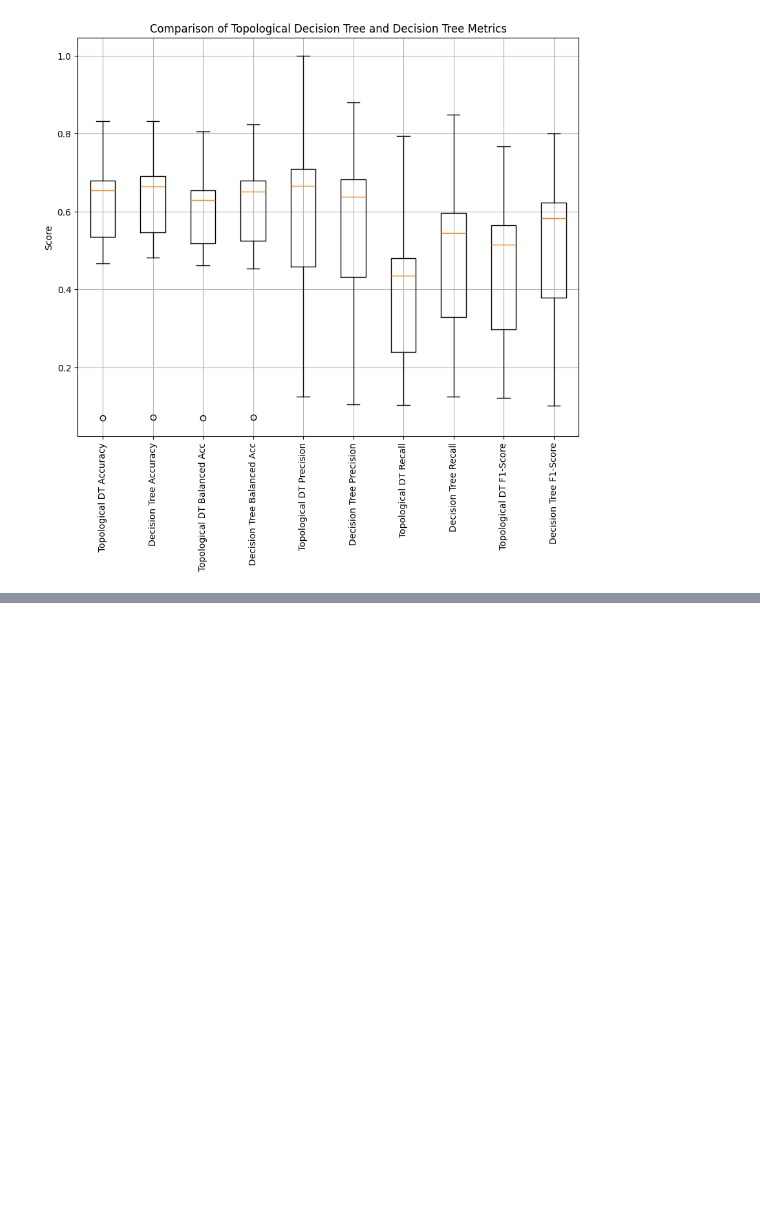
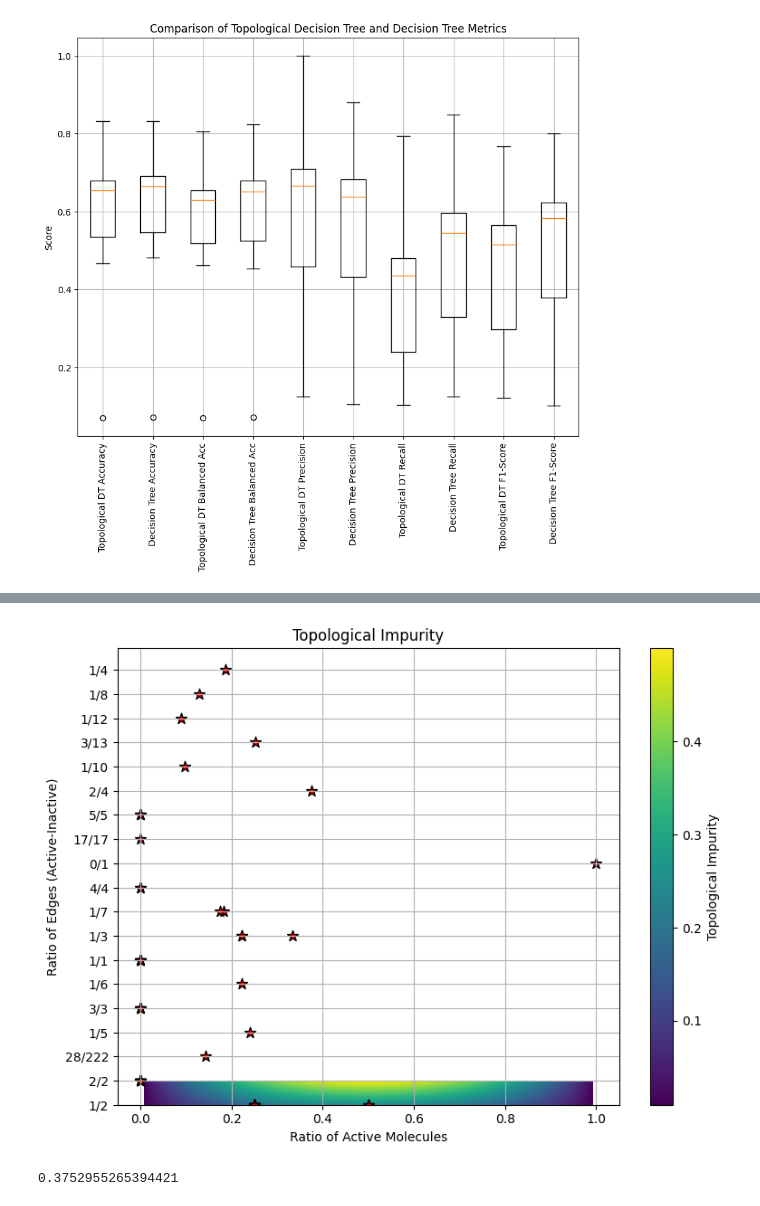
Before and after one commit to Manas02/topologicalimpurity, a Jupyter notebook: notebook/plot.ipynb, the cells around one changed output, grey strips where cells are left out. Saved outputs shown, nothing was run; the diff lists cells and outputs as text; code cells hidden in the pictures; blank space fills up the shorter version.

```diff
--- a/notebook/plot.ipynb
+++ b/notebook/plot.ipynb
@@ -147,0 +154,2 @@ plt.show()
+# %%
+clf = load("./clf.joblib")
@@ -147,0 +217,76 @@ plt.show()
+# %%
+import matplotlib.pyplot as plt
+import numpy as np
+from matplotlib.colors import Normalize
+
+# Define a function to calculate TGI_binary
+def TGI_binary(ratio_active, ratio_inactive, edge_ratio):
+    """
+    Calculates Topological Impurity (TGI) for binary classification.
+
+    Args:
+    ratio_active: Ratio of active molecules (0 to 1).
+    ratio_inactive: Ratio of inactive molecules (0 to 1).
+    edge_ratio: Ratio of edges between active and inactive molecules (0 to 1).
+
+    Returns:
+    TGI value.
+    """
+    return ratio_active * ratio_inactive * (1 + edge_ratio)
+
+# Generate dense data for smooth visualization
+num_points = 200
+ratio_active = np.linspace(0.01, 0.99, num_points)
+ratio_inactive = 1 - ratio_active
+edge_ratios = np.linspace(0, 1, num_points)
+
+# Calculate TGI for all combinations
+TGI_values = np.zeros((num_points, num_points))
+for i, edge_ratio in enumerate(edge_ratios):
+    for j, _ in enumerate(ratio_active):
+        TGI_values[i, j] = TGI_binary(ratio_active[j], ratio_inactive[j], edge_ratio)
+
+# Create the plot
+plt.figure(figsize=(8, 6))
+
+# Use pcolormesh for efficient color mapping of 2D data
+extent = (ratio_active.min(), ratio_active.max(), edge_ratios.min(), edge_ratios.max())
+plt.pcolormesh(ratio_active, edge_ratios, TGI_values, cmap='viridis', norm=Normalize(vmin=TGI_values.min(), vmax=TGI_values.max()))
+
+# Customize the plot
+plt.xlabel('Ratio of Active Molecules')
+plt.ylabel('Ratio of Edges (Active-Inactive)')
+plt.title('Topological Impurity')
+plt.grid(True)
+plt.colorbar(label='Topological Impurity')
+
+
+# Function to traverse the tree and collect P_active and topological_impurity
+def extract_leaf_data(tree, p_active_list=[], top_impurity_list=[]):
+    if 'leaf' in tree:
+        # Collect P_active and topological_impurity from the leaf node
+        p_active_list.append(tree['P_active'])
+        top_impurity_list.append(tree['topological_impurity'])
+    else:
+        # Recur on the left and right children
+        extract_leaf_data(tree['left'], p_active_list, top_impurity_list)
+        extract_leaf_data(tree['right'], p_active_list, top_impurity_list)
+
+
+# Extract P_active and topological_impurity from the binary decision tree
+p_active_list = []
+top_impurity_list = []
+extract_leaf_data(clf, p_active_list, top_impurity_list)
+
+# Plot scatter points on the background
+plt.scatter(top_impurity_list, p_active_list, color='red', marker='*', s=80, edgecolor='black', linewidth=1)
+
+# Show the plot
+plt.tight_layout()
+plt.show()
+# %% [output]
+[figure, added]
+# %%
+clf['right']['topological_impurity']
+# %% [output]
+0.3752955265394421
```
Also changed, not shown: parts of 5 cells of this notebook, 16 other files.
